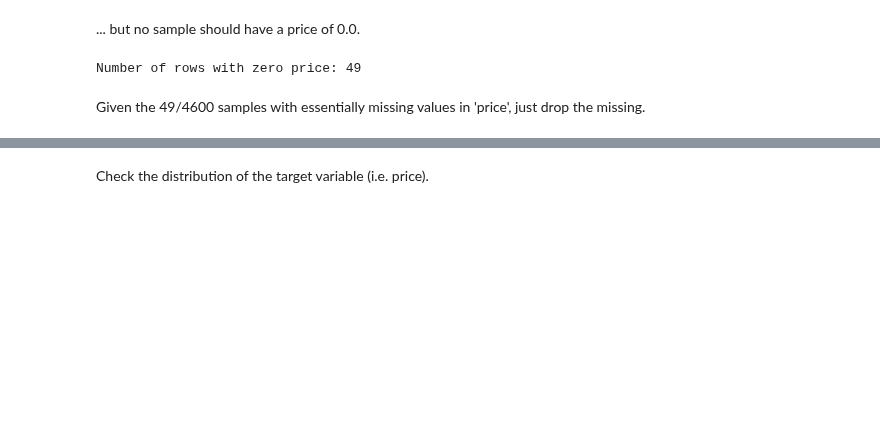
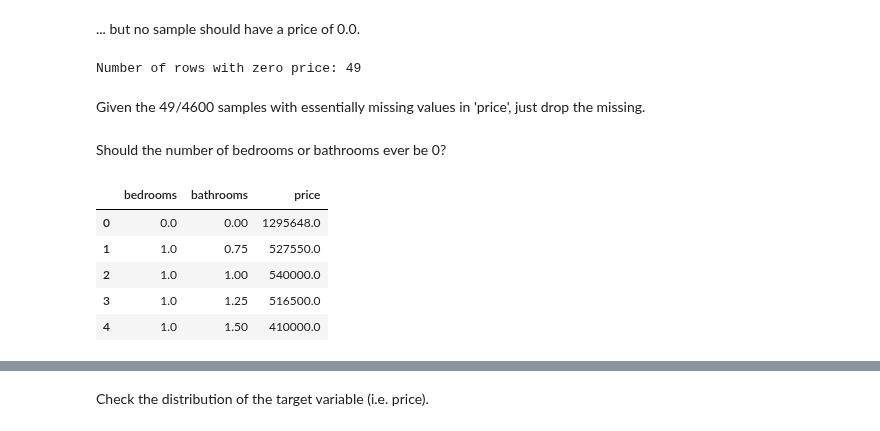
Before and after one commit to mortonki/House-prices, a Jupyter notebook: housing_eda.ipynb, the cells around one changed output, grey strips where cells are left out. Cells and saved outputs as stored; diff of their text form; code cells hidden in the pictures; blank space fills up the shorter version.

```diff
--- a/housing_eda.ipynb
+++ b/housing_eda.ipynb
@@ -62,3 +62,16 @@ Given the 49/4600 samples with essentially missing values in 'price', just drop
 # %%
 # Remove rows where price is 0
 df = df[df['price'] > 0.0]
+# %% [markdown]
+Should the number of bedrooms or bathrooms ever be 0?
+# %%
+# Checking price with max bedrooms
+max_bedromms_price = df.groupby(['bedrooms','bathrooms'])[['price']].max().reset_index()
+max_bedromms_price.head()
+# %% [output]
+|  | bedrooms | bathrooms | price |
+| 0 | 0.0 | 0.00 | 1295648.0 |
+| 1 | 1.0 | 0.75 | 527550.0 |
+| 2 | 1.0 | 1.00 | 540000.0 |
+| 3 | 1.0 | 1.25 | 516500.0 |
+| 4 | 1.0 | 1.50 | 410000.0 |
```
Also changed, not shown: parts of 25 cells of this notebook, 5 other files.
